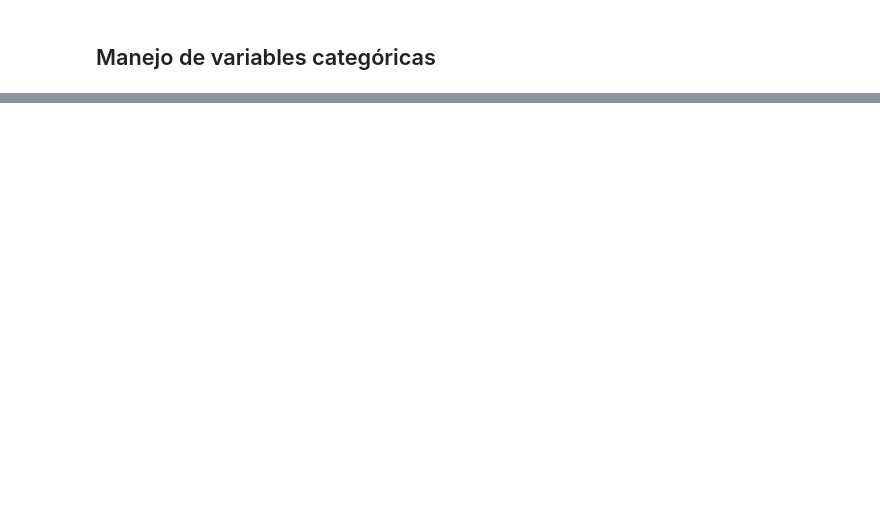
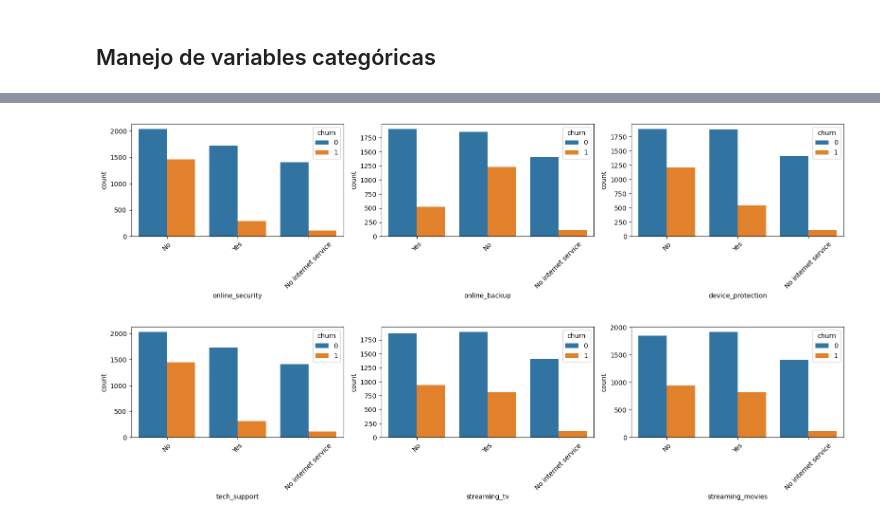
Before and after one commit to pahoalapizco/regression_with_python, a Jupyter notebook: notebooks/logistic-regression/1.0-logistic-regresion_python-customer_churn_clisifier.ipynb, the cells around one changed output, grey strips where cells are left out. Drawn from its saved outputs; the diff is of its cells as text; code cells hidden in the pictures; blank space fills up the shorter version.

```diff
--- a/notebooks/logistic-regression/1.0-logistic-regresion_python-customer_churn_clisifier.ipynb
+++ b/notebooks/logistic-regression/1.0-logistic-regresion_python-customer_churn_clisifier.ipynb
@@ -154,0 +258,6 @@ processed_df
+# %%
+plot_categoricals(categorical_cols[6:9])
+plot_categoricals(categorical_cols[9:12])
+# %% [output]
+[figure, added]
+[figure, added]
```
Also changed, not shown: parts of 32 cells of this notebook.
